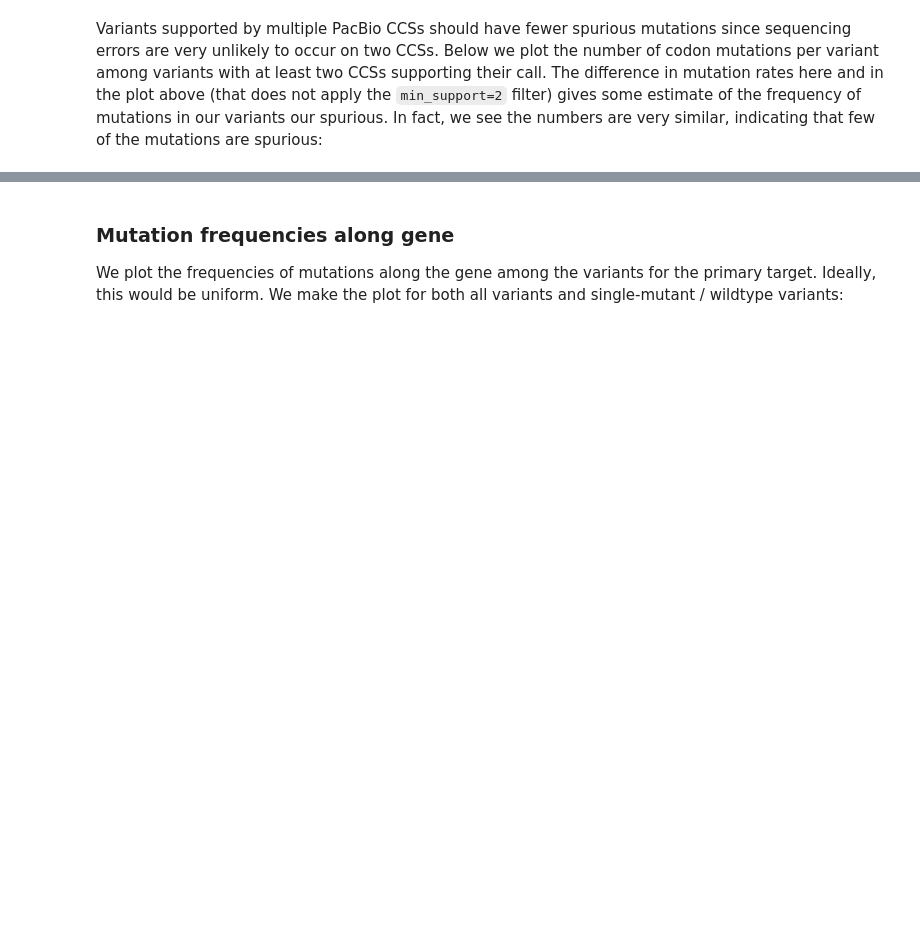
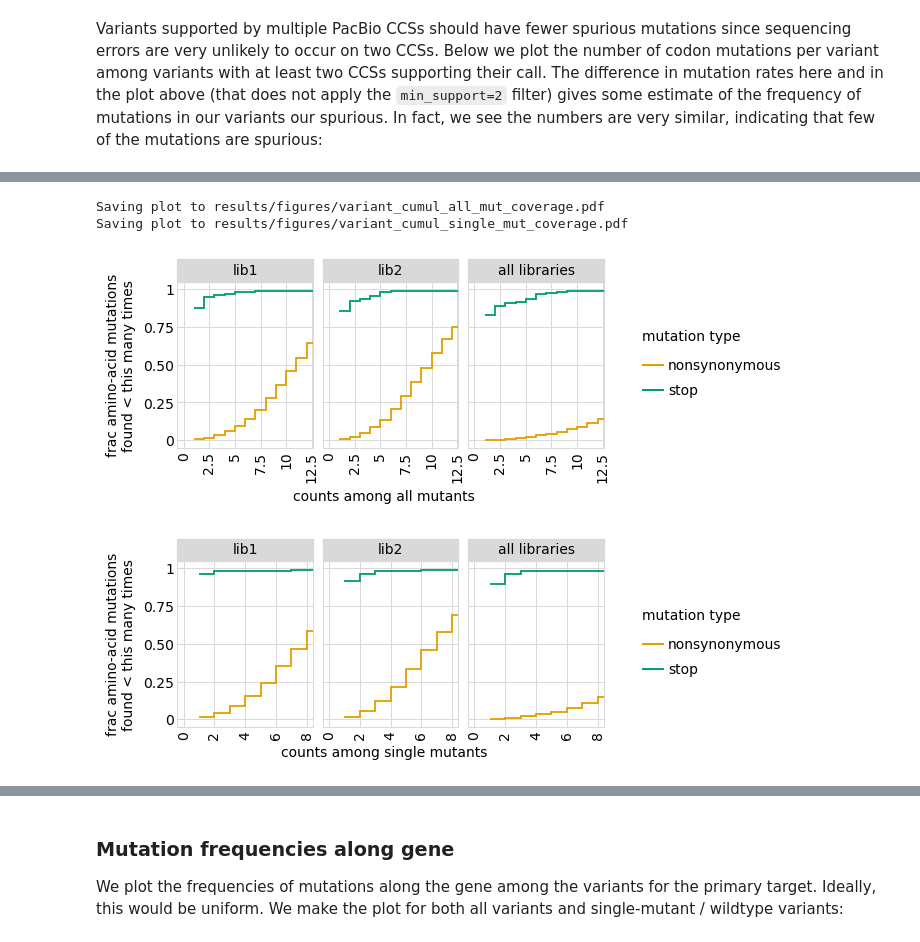
Before and after one commit to jbloomlab/SARS-CoV-2-RBD_B.1.351, a Jupyter notebook: build_variants.ipynb, the cells around one changed output, grey strips where cells are left out. Cells and saved outputs as stored; diff of their text form; code cells hidden in the pictures; blank space fills up the shorter version.

```diff
--- a/build_variants.ipynb
+++ b/build_variants.ipynb
@@ -654,0 +625,13 @@ We probably also want to flag sequences that are not part of the intended design
+# %%
+for variant_type in ['all', 'single']:
+    p = variants.plotCumulMutCoverage(variant_type, mut_type='aa', samples=None)
+    _ = p.draw()
+    plotfile = os.path.join(config['figs_dir'],
+                            f"variant_cumul_{variant_type}_mut_coverage.pdf")
+    print(f"Saving plot to {plotfile}")
+    p.save(plotfile)
+# %% [output]
+Saving plot to results/figures/variant_cumul_all_mut_coverage.pdf
+Saving plot to results/figures/variant_cumul_single_mut_coverage.pdf
+[figure, added]
+[figure, added]
```
Also changed, not shown: parts of 44 cells of this notebook, 57 other files.
